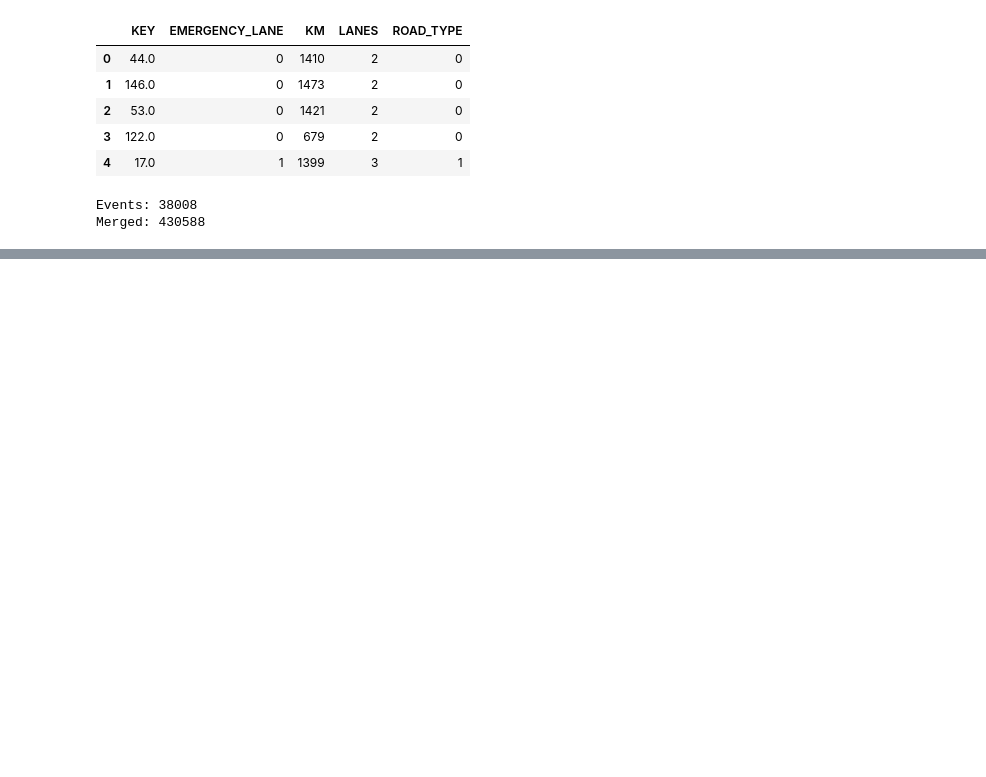
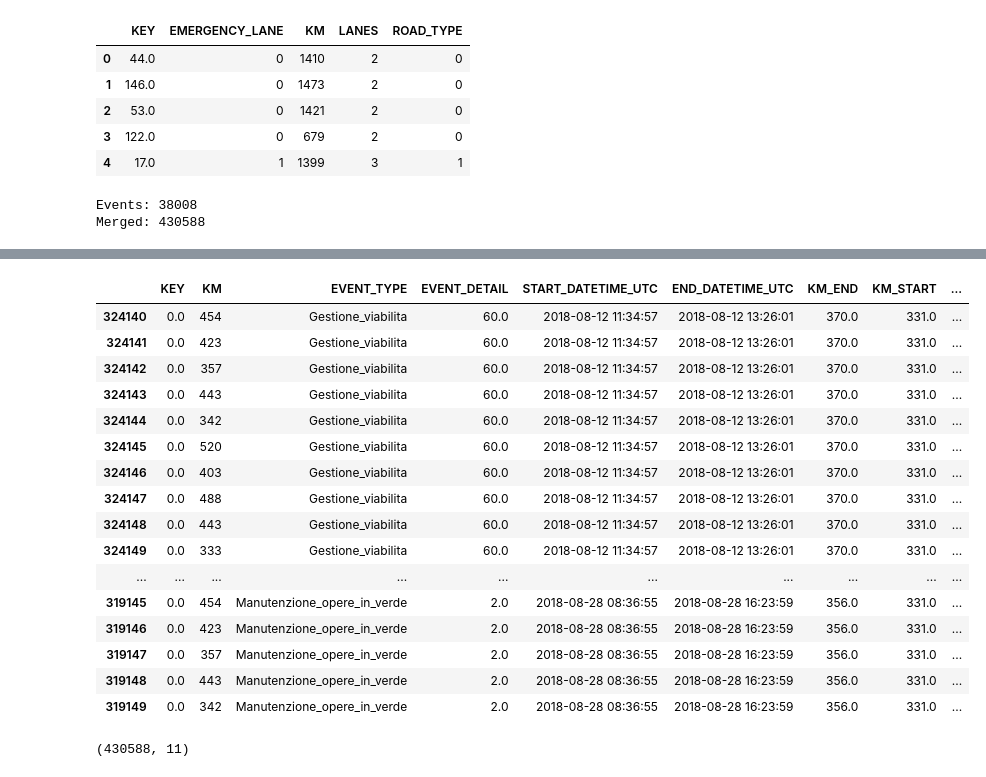
Before and after one commit to gianpy15/DMProject, a Jupyter notebook: notebooks/merger.ipynb, the cells around one changed output, grey strips where cells are left out. Saved outputs shown, nothing was run; the diff lists cells and outputs as text; code cells hidden in the pictures; blank space fills up the shorter version.

```diff
--- a/notebooks/merger.ipynb
+++ b/notebooks/merger.ipynb
@@ -47,3 +66,27 @@ df.groupby([KEY, EVENT_TYPE]).count()
 # %%
-df['DISTANCE'] = df.KM - (df.KM_START + (df.KM_END - df.KM_START)/2)
-df.head(5)
+df['DISTANCE'] = np.abs(df.KM - (df.KM_START + (df.KM_END - df.KM_START)/2))
+reduced_df = df[[KEY, KM, EVENT_TYPE, EVENT_DETAIL, START_DATETIME, END_DATETIME, KM_END, KM_START, ROAD_TYPE, LANES, DISTANCE]]
+reduced_df.sort_values([KEY, KM_START, EVENT_TYPE, START_DATETIME]).head(20)
+# %% [output]
+|  | KEY | KM | EVENT_TYPE | EVENT_DETAIL | START_DATETIME_UTC | END_DATETIME_UTC | KM_END | KM_START | ... |
+| 324140 | 0.0 | 454 | Gestione_viabilita | 60.0 | 2018-08-12 11:34:57 | 2018-08-12 13:26:01 | 370.0 | 331.0 | ... |
+| 324141 | 0.0 | 423 | Gestione_viabilita | 60.0 | 2018-08-12 11:34:57 | 2018-08-12 13:26:01 | 370.0 | 331.0 | ... |
+| 324142 | 0.0 | 357 | Gestione_viabilita | 60.0 | 2018-08-12 11:34:57 | 2018-08-12 13:26:01 | 370.0 | 331.0 | ... |
+| 324143 | 0.0 | 443 | Gestione_viabilita | 60.0 | 2018-08-12 11:34:57 | 2018-08-12 13:26:01 | 370.0 | 331.0 | ... |
+| 324144 | 0.0 | 342 | Gestione_viabilita | 60.0 | 2018-08-12 11:34:57 | 2018-08-12 13:26:01 | 370.0 | 331.0 | ... |
+| 324145 | 0.0 | 520 | Gestione_viabilita | 60.0 | 2018-08-12 11:34:57 | 2018-08-12 13:26:01 | 370.0 | 331.0 | ... |
+| 324146 | 0.0 | 403 | Gestione_viabilita | 60.0 | 2018-08-12 11:34:57 | 2018-08-12 13:26:01 | 370.0 | 331.0 | ... |
+| 324147 | 0.0 | 488 | Gestione_viabilita | 60.0 | 2018-08-12 11:34:57 | 2018-08-12 13:26:01 | 370.0 | 331.0 | ... |
+| 324148 | 0.0 | 443 | Gestione_viabilita | 60.0 | 2018-08-12 11:34:57 | 2018-08-12 13:26:01 | 370.0 | 331.0 | ... |
+| 324149 | 0.0 | 333 | Gestione_viabilita | 60.0 | 2018-08-12 11:34:57 | 2018-08-12 13:26:01 | 370.0 | 331.0 | ... |
+| ... | ... | ... | ... | ... | ... | ... | ... | ... | ... |
+| 319145 | 0.0 | 454 | Manutenzione_opere_in_verde | 2.0 | 2018-08-28 08:36:55 | 2018-08-28 16:23:59 | 356.0 | 331.0 | ... |
+| 319146 | 0.0 | 423 | Manutenzione_opere_in_verde | 2.0 | 2018-08-28 08:36:55 | 2018-08-28 16:23:59 | 356.0 | 331.0 | ... |
+| 319147 | 0.0 | 357 | Manutenzione_opere_in_verde | 2.0 | 2018-08-28 08:36:55 | 2018-08-28 16:23:59 | 356.0 | 331.0 | ... |
+| 319148 | 0.0 | 443 | Manutenzione_opere_in_verde | 2.0 | 2018-08-28 08:36:55 | 2018-08-28 16:23:59 | 356.0 | 331.0 | ... |
+| 319149 | 0.0 | 342 | Manutenzione_opere_in_verde | 2.0 | 2018-08-28 08:36:55 | 2018-08-28 16:23:59 | 356.0 | 331.0 | ... |
+# %%
+reduced_df.shape
+#reduced_df.to_csv(resources_path('dataset', 'preprocessed', 'events_sensors.csv.gz'))
+# %% [output]
+(430588, 11)
```
Also changed, not shown: parts of 5 cells of this notebook, 1 other file.
